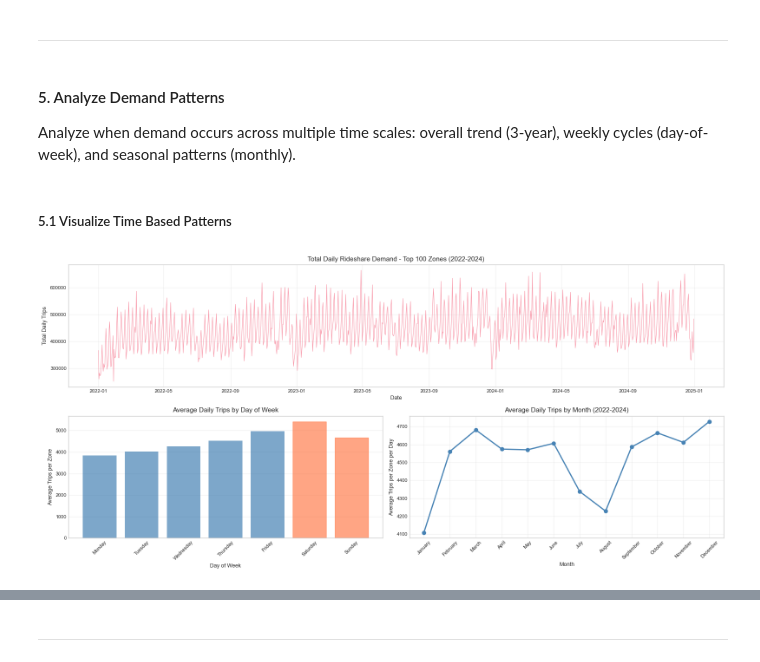
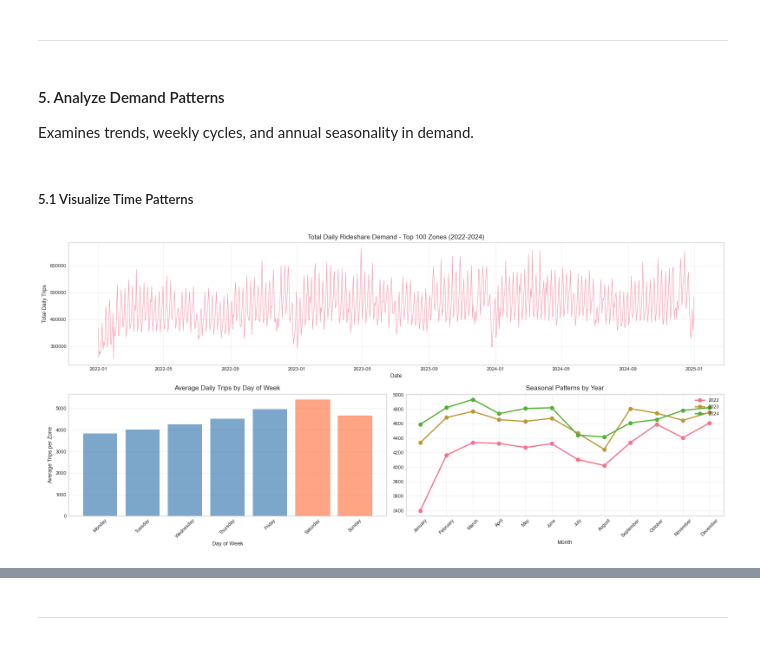
Before and after one commit to KRFlowers/nyc-fhv-rideshare-forecasting, a Jupyter notebook: notebooks/02_exploratory_analysis.ipynb, the cells around one changed output, grey strips where cells are left out. Saved outputs shown, nothing was run; the diff lists cells and outputs as text; code cells hidden in the pictures.

Commit message:
Complete NYC rideshare demand forecasting pipeline

```diff
--- a/notebooks/02_exploratory_analysis.ipynb
+++ b/notebooks/02_exploratory_analysis.ipynb
@@ -30,6 +35,8 @@ import pandas as pd
 import numpy as np
 import duckdb
 from pathlib import Path
+from pandas.tseries.holiday import USFederalHolidayCalendar
+
 
 # Visualization
 import matplotlib.pyplot as plt
@@ -39,7 +46,7 @@ import seaborn as sns
 import warnings
 warnings.filterwarnings('ignore')
 
-# Plot styling
+# Set plotting style
 plt.style.use('seaborn-v0_8-whitegrid')
 sns.set_palette("husl")
 plt.rcParams.update({
@@ -54,7 +61,6 @@ plt.rcParams.update({
     'axes.grid': True,
     'axes.grid.axis': 'y'
 })
-plt.rcParams['patch.facecolor'] = 'steelblue'
 
 print("Libraries imported successfully")
 # %% [output]
@@ -135,11 +149,12 @@ schema['used_in_analysis'] = schema['used_in_analysis'].map({True: '✓', False:
 # Query company breakdown
 companies = con.execute(f"""
     SELECT
-        hvfhs_license_num,
+        hvfhs_license_num as company,
         COUNT(*) as trips
     FROM '{INPUT_FILE}'
     GROUP BY hvfhs_license_num
     ORDER BY trips DESC
 """).df()
 
-total_trips = companies['trips'].sum()
+companies['pct'] = (companies['trips'] / companies['trips'].sum() * 100).round(1)
+companies
@@ -432,9 +423,6 @@ Aggregating trips to zone-daily level...
 | 3 | 2022-01-01 | 17 | 4844 | 74738.9 | 15.4 | 20189.2 | ... |
 | 4 | 2022-01-01 | 18 | 2797 | 38208.2 | 13.7 | 11795.1 | ... |
 # %%
-# Rename date to date for cleaner downstream code
-zone_daily = zone_daily.rename(columns={'date': 'date'})
-
 # Convert zone_id to string (categorical, not numeric)
 zone_daily['zone_id'] = zone_daily['zone_id'].astype(str)
 
@@ -660,11 +670,11 @@ Saved zone statistics: ..\data\processed\zone_stats_summary.csv
   Metrics: volume, volatility (CV), distribution shape (skewness)
 # %% [markdown]
 ---
-# %% [markdown]
-#### 5. Analyze Demand Patterns
-Analyze when demand occurs across multiple time scales: overall trend (3-year), weekly cycles (day-of-week), and seasonal patterns (monthly).
+# %% [markdown]
+#### 5. Analyze Demand Patterns
+Examines trends, weekly cycles, and annual seasonality in demand.
 # %% [markdown]
-##### 5.1 Visualize Time Based Patterns
+##### 5.1 Visualize Time Patterns
 # %%
 # Create time based pattern visualizations showing demand at multiple time scales
 
@@ -680,47 +690,52 @@ day_order = ['Monday', 'Tuesday', 'Wednesday', 'Thursday', 'Friday', 'Saturday',
 dow_avg['day_name'] = pd.Categorical(dow_avg['day_name'], categories=day_order, ordered=True)
 dow_avg = dow_avg.sort_values('day_name')
 
-# Monthly patterns
+# Monthly patterns by year
 zone_daily['month'] = zone_daily['date'].dt.month
 zone_daily['month_name'] = zone_daily['date'].dt.month_name()
-monthly_avg = zone_daily.groupby('month_name')['daily_trips'].mean().reset_index()
 month_order = ['January', 'February', 'March', 'April', 'May', 'June',
                'July', 'August', 'September', 'October', 'November', 'December']
-monthly_avg['month_name'] = pd.Categorical(monthly_avg['month_name'],
-                                            categories=month_order, ordered=True)
-monthly_avg = monthly_avg.sort_values('month_name')
+monthly_by_year = zone_daily.groupby(['year', 'month_name'])['daily_trips'].mean().reset_index()
+monthly_by_year['month_name'] = pd.Categorical(monthly_by_year['month_name'],
+                                                categories=month_order, ordered=True)
+monthly_by_year = monthly_by_year.sort_values(['year', 'month_name'])
 # %%
 fig = plt.figure(figsize=(16, 7.5))
 
 # TOP ROW: Overall Trend (full width)
 ax1 = fig.add_subplot(2, 1, 1)
 ax1.plot(daily_total['date'], daily_total['total_trips'], linewidth=0.8, alpha=0.7)
 ax1.set_title(f'Total Daily Rideshare Demand - Top {TOP_N_ZONES} Zones (2022-2024)', fontsize=11)
 ax1.set_xlabel('Date', fontsize=9)
 ax1.set_ylabel('Total Daily Trips', fontsize=9)
 ax1.grid(True, alpha=0.3)
 
 # BOTTOM LEFT: Day-of-Week Patterns
 ax2 = fig.add_subplot(2, 2, 3)
 bars = ax2.bar(dow_avg['day_name'], dow_avg['daily_trips'], color='steelblue', alpha=0.7)
 bars[5].set_color('coral')  # Saturday
 bars[6].set_color('coral')  # Sunday
 ax2.set_title('Average Daily Trips by Day of Week', fontsize=11)
 ax2.set_xlabel('Day of Week', fontsize=9)
 ax2.set_ylabel('Average Trips per Zone', fontsize=9)
 ax2.tick_params(axis='x', rotation=45)
 ax2.grid(True, axis='y', alpha=0.3)
 
-# BOTTOM RIGHT: Monthly Patterns
+# BOTTOM RIGHT: Monthly Patterns by Year
 ax3 = fig.add_subplot(2, 2, 4)
-ax3.plot(monthly_avg['month_name'], monthly_avg['daily_trips'], marker='o', linewidth=2, color='steelblue')
-ax3.set_title('Average Daily Trips by Month (2022-2024)', fontsize=11)
+for year in [2022, 2023, 2024]:
+    year_data = monthly_by_year[monthly_by_year['year'] == year]
+    ax3.plot(year_data['month_name'], year_data['daily_trips'],
+             marker='o', linewidth=2, label=str(year))
+
+ax3.set_title('Average Daily Trips by Month (by Year)', fontsize=11)
 ax3.set_xlabel('Month', fontsize=9)
-ax3.set_ylabel('Average Trips per Zone per Day', fontsize=9)
+ax3.set_title('Seasonal Patterns by Year', fontsize=11)
 ax3.tick_params(axis='x', rotation=45)
+ax3.legend(loc='upper right', fontsize=8)
 ax3.grid(True, alpha=0.3)
 
 plt.tight_layout()
 plt.show()
 # %% [output]
-[figure, old version]
+[figure, new version]
```
Also changed, not shown: parts of 85 cells of this notebook, 11 other files.
